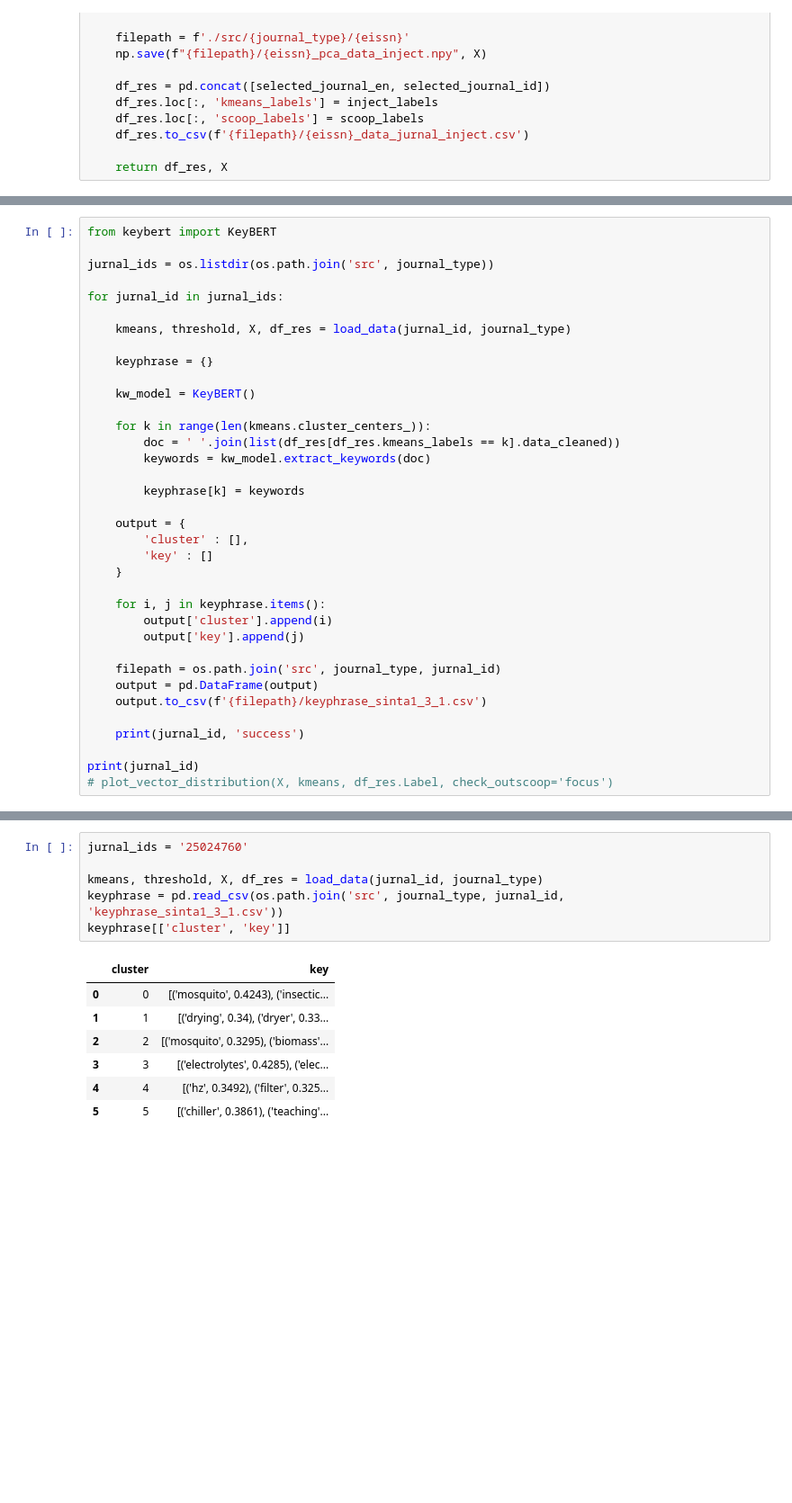
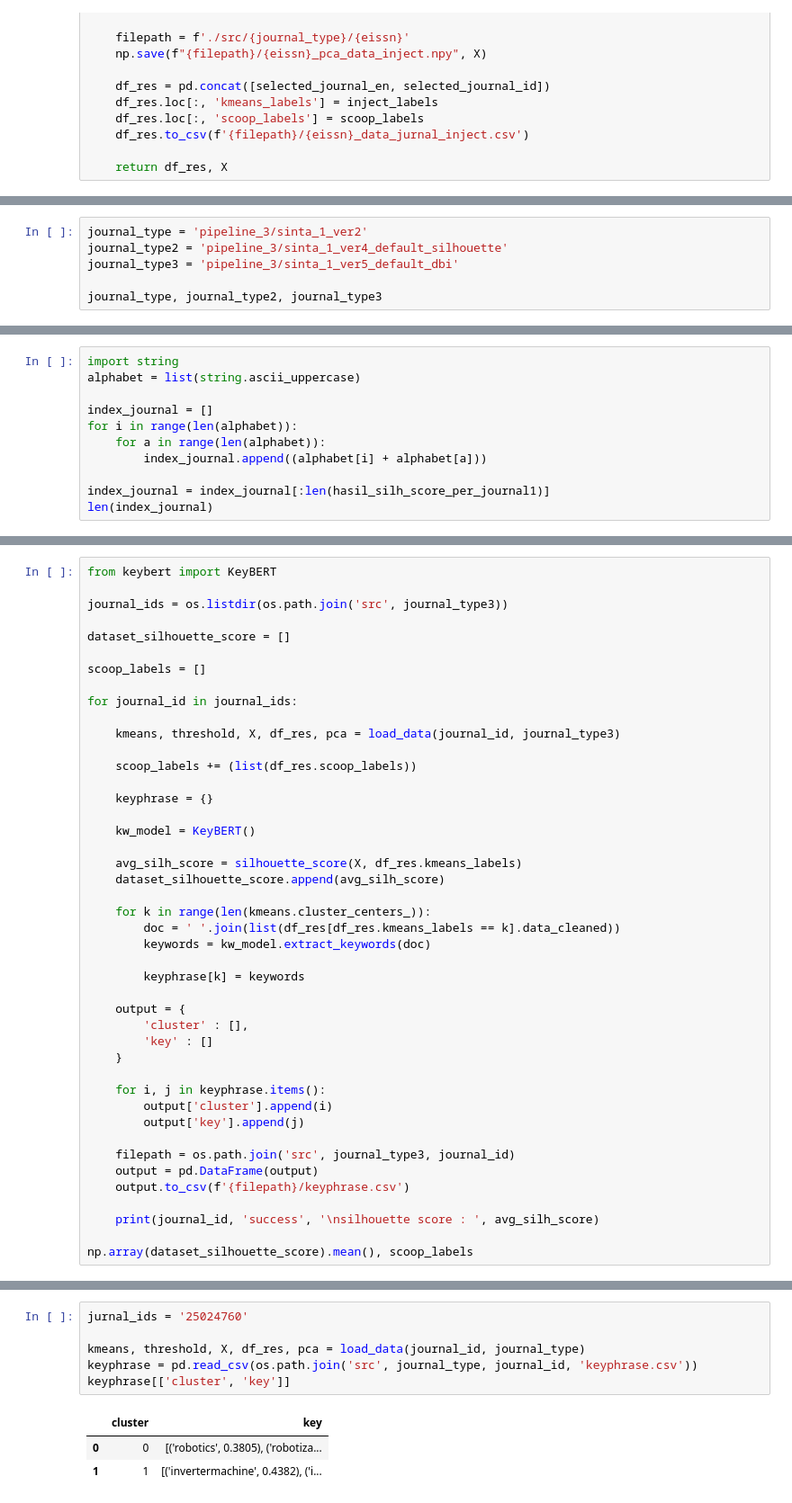
Before and after one commit to rarmnsyah/Journal-Clustering-2, a Jupyter notebook: cluster_kmeans_finetuned_elbow.ipynb, the cells around one changed output, grey strips where cells are left out. Shown at 90% size. Cells and saved outputs as stored; diff of their text form; blank space fills up the shorter version.

```diff
--- a/cluster_kmeans_finetuned_elbow.ipynb
+++ b/cluster_kmeans_finetuned_elbow.ipynb
@@ -380,0 +386,6 @@ df_res_inject
+# %%
+journal_type = 'pipeline_3/sinta_1_ver2'
+journal_type2 = 'pipeline_3/sinta_1_ver4_default_silhouette'
+journal_type3 = 'pipeline_3/sinta_1_ver5_default_dbi'
+
+journal_type, journal_type2, journal_type3
@@ -380,0 +526,11 @@ df_res_inject
+# %%
+import string
+alphabet = list(string.ascii_uppercase)
+
+index_journal = []
+for i in range(len(alphabet)):
+    for a in range(len(alphabet)):
+        index_journal.append((alphabet[i] + alphabet[a]))
+
+index_journal = index_journal[:len(hasil_silh_score_per_journal1)]
+len(index_journal)
@@ -381,15 +635,24 @@ df_res_inject
 # %%
 from keybert import KeyBERT
 
-jurnal_ids = os.listdir(os.path.join('src', journal_type))
+journal_ids = os.listdir(os.path.join('src', journal_type3))
 
-for jurnal_id in jurnal_ids:
+dataset_silhouette_score = []
 
-    kmeans, threshold, X, df_res = load_data(jurnal_id, journal_type)
+scoop_labels = []
+
+for journal_id in journal_ids:
+
+    kmeans, threshold, X, df_res, pca = load_data(journal_id, journal_type3)
+
+    scoop_labels += (list(df_res.scoop_labels))
 
     keyphrase = {}
 
     kw_model = KeyBERT()
+
+    avg_silh_score = silhouette_score(X, df_res.kmeans_labels)
+    dataset_silhouette_score.append(avg_silh_score)
 
     for k in range(len(kmeans.cluster_centers_)):
         doc = ' '.join(list(df_res[df_res.kmeans_labels == k].data_cleaned))
@@ -406,13 +669,12 @@ for jurnal_id in jurnal_ids:
         output['cluster'].append(i)
         output['key'].append(j)
 
-    filepath = os.path.join('src', journal_type, jurnal_id)
+    filepath = os.path.join('src', journal_type3, journal_id)
     output = pd.DataFrame(output)
-    output.to_csv(f'{filepath}/keyphrase_sinta1_3_1.csv')
+    output.to_csv(f'{filepath}/keyphrase.csv')
 
-    print(jurnal_id, 'success')
+    print(journal_id, 'success', '\nsilhouette score : ', avg_silh_score)
 
-print(jurnal_id)
-# plot_vector_distribution(X, kmeans, df_res.Label, check_outscoop='focus')
+np.array(dataset_silhouette_score).mean(), scoop_labels
 # %% [output]
 1907770x success
@@ -435,14 +744,10 @@ print(jurnal_id)
 # %%
 jurnal_ids = '25024760'
 
-kmeans, threshold, X, df_res = load_data(jurnal_id, journal_type)
-keyphrase = pd.read_csv(os.path.join('src', journal_type, jurnal_id, 'keyphrase_sinta1_3_1.csv'))
+kmeans, threshold, X, df_res, pca = load_data(journal_id, journal_type)
+keyphrase = pd.read_csv(os.path.join('src', journal_type, journal_id, 'keyphrase.csv'))
 keyphrase[['cluster', 'key']]
 # %% [output]
 |  | cluster | key |
-| 0 | 0 | [('mosquito', 0.4243), ('insectic... |
-| 1 | 1 | [('drying', 0.34), ('dryer', 0.33... |
-| 2 | 2 | [('mosquito', 0.3295), ('biomass'... |
-| 3 | 3 | [('electrolytes', 0.4285), ('elec... |
-| 4 | 4 | [('hz', 0.3492), ('filter', 0.325... |
-| 5 | 5 | [('chiller', 0.3861), ('teaching'... |
+| 0 | 0 | [('robotics', 0.3805), ('robotiza... |
+| 1 | 1 | [('invertermachine', 0.4382), ('i... |
```
Also changed, not shown: parts of 37 cells of this notebook, 8 other files.
